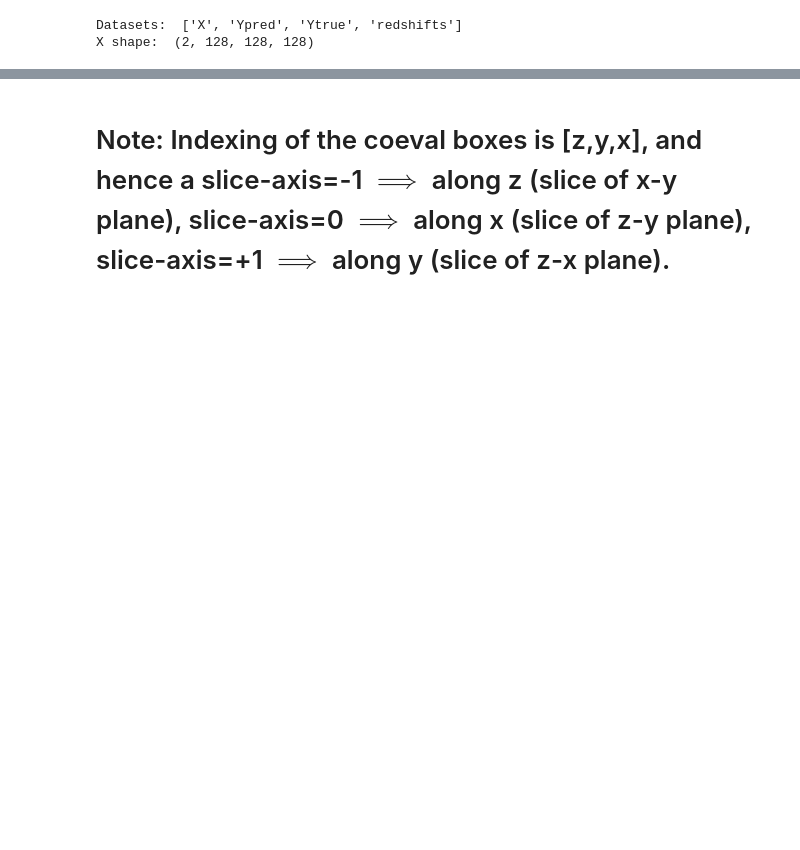
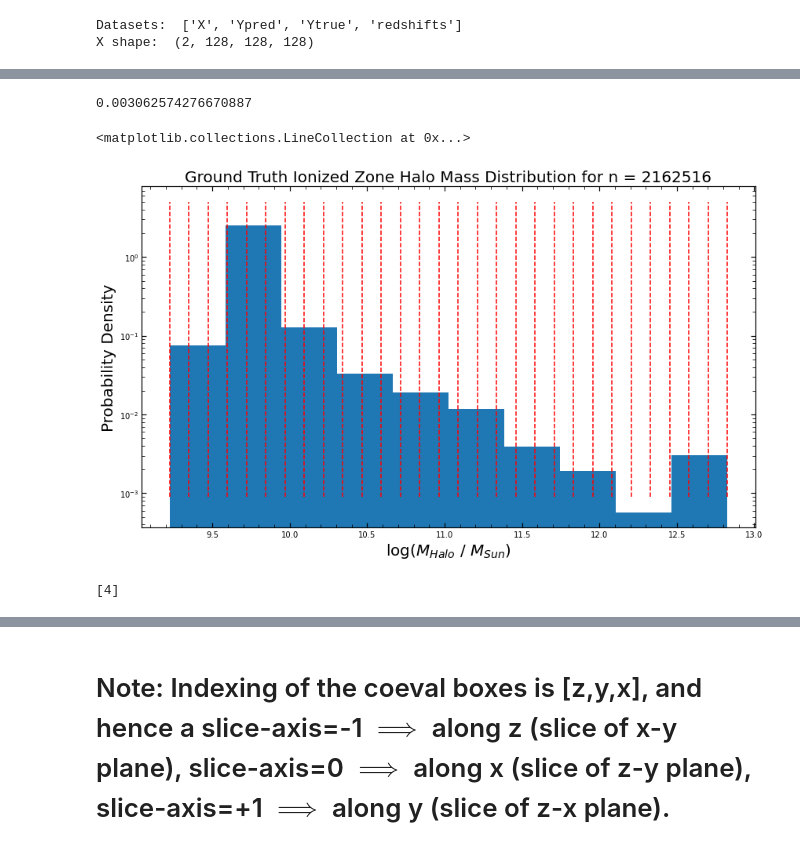
Before and after one commit to kenj19/PHYS459, a Jupyter notebook: read_coeval_boxes.ipynb, the cells around one changed output, grey strips where cells are left out. Drawn from its saved outputs; the diff is of its cells as text; code cells hidden in the pictures; blank space fills up the shorter version.

```diff
--- a/read_coeval_boxes.ipynb
+++ b/read_coeval_boxes.ipynb
@@ -108,0 +209,25 @@ halo_coords_slice = halos.halo_coords[halos.halo_coords[:,2]==0]
+# %%
+# Now we want to plot a histogram of the ionized and neutral halo masses
+
+fig, ax = plt.subplots(figsize=(14, 8))
+counts, bins, patches = ax.hist(np.log10(i_halo_masses_box), density=True)#, bins=1000)#, density=True)
+print(counts[-1])
+ax.set_yscale('log')
+#ax[0].set_xscale('log')
+ax.set_xlabel('log($M_{Halo}$ / $M_{Sun}$)', fontsize = 20)
+ax.set_title('Ground Truth Ionized Zone Halo Mass Distribution' + ' for n = ' + repr(len(i_halo_masses_box)), fontsize = 20)
+ax.set_ylabel('Probability Density', fontsize = 20);
+ax.vlines(unique_masses, ymin=0.9*1e-3, ymax=5, linestyles='--', color='r')
+#ax.plot(xspace, power_law(xspace, *popt), color='darkorange', linewidth=2.5, label=r'Fitted function')
+#ax.set_ylim(0.9*1e-3, 5);
+#ax[1].hist(np.log10(ionized_halo_masses),density=True)#, bins=1000)#, density=True)
+#ax[1].set_yscale('log')
+#ax[1].set_xscale('log')
+#ax[1].set_xlabel('log($M_{Halo}$) / $M_{Sun}$', fontsize = 20)
+#ax[1].set_title('Ionized Zone Halo Mass Distribution (ST)', fontsize = 20)
+#ax[1].set_ylabel('Probability Density', fontsize = 20);
+#fig.savefig('/Users/jacobkennedy/Desktop/PHYS_459/ground_truth_ionized_zone_halo_masses.jpeg')
+# %% [output]
+0.003062574276670887
+<matplotlib.collections.LineCollection at 0x...>
+[figure, added]
@@ -108,0 +243,4 @@ halo_coords_slice = halos.halo_coords[halos.halo_coords[:,2]==0]
+# %%
+print(np.unique(n_halo_coords_box[n_slice_halo_inds][:,0][:,2]))
+# %% [output]
+[4]
```
Also changed, not shown: parts of 10 cells of this notebook.
